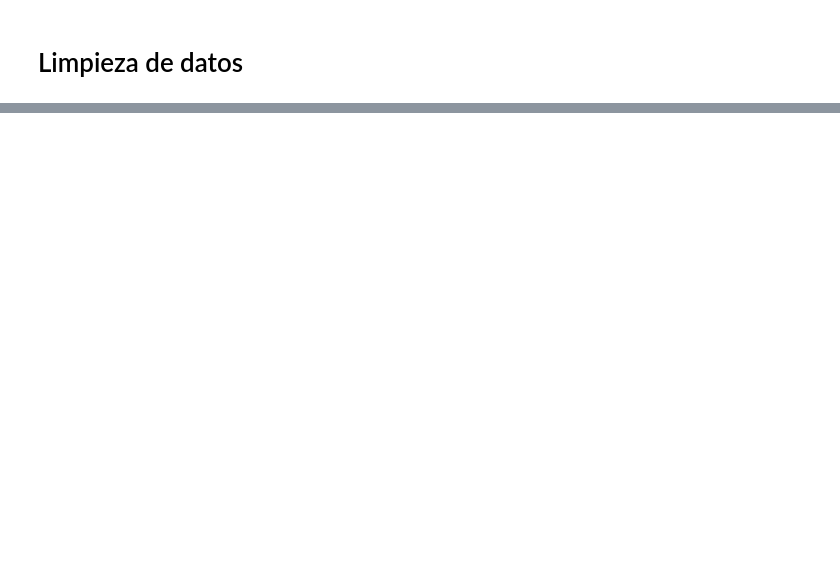
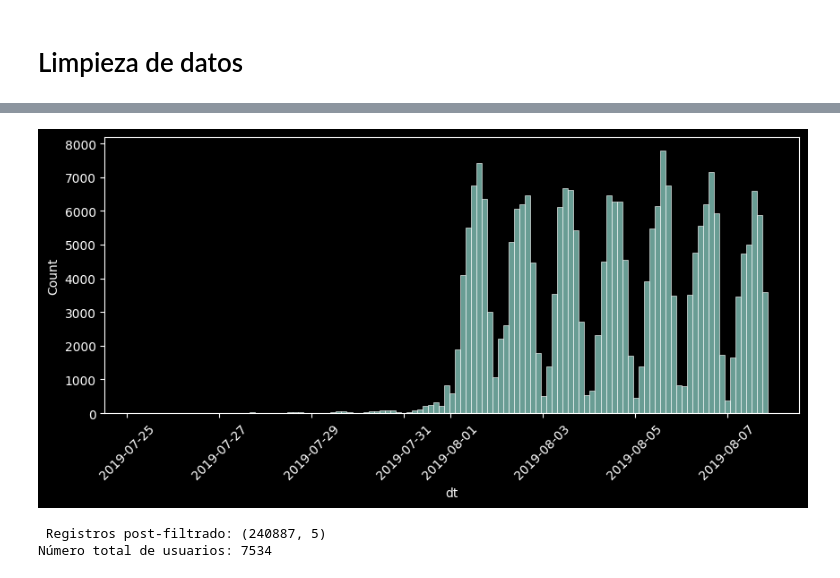
Before and after one commit to XivxnX/analisis_food-store, a Jupyter notebook: analisis_food-store.ipynb, the cells around one changed output, grey strips where cells are left out. Saved outputs shown, nothing was run; the diff lists cells and outputs as text; code cells hidden in the pictures; blank space fills up the shorter version.

```diff
--- a/analisis_food-store.ipynb
+++ b/analisis_food-store.ipynb
@@ -115,0 +153,11 @@ Los valores duplicados muestran la probabilidad de que los sistemas de registro
+# %%
+# visualización de periodo
+print('Fecha inicial:', events['date'].min())
+print('Fecha final:', events['date'].max())
+
+# histograma: distribución en fecha y hora
+plt.figure(figsize=(10,4))
+sns.histplot(events['dt'])
+plt.xticks(rotation=45)
+plt.show()
+# %% [output]
@@ -115,0 +166,10 @@ Los valores duplicados muestran la probabilidad de que los sistemas de registro
+[figure, added]
+# %%
+# filtrado de periodo relevante para el experimento
+experiment_period = events[events['date'] >= '2019-08-01']
+
+print('\n', 'Registros post-filtrado:', experiment_period.shape)
+print('Número total de usuarios:', experiment_period['uid'].nunique())
+# %% [output]
+ Registros post-filtrado: (240887, 5)
+Número total de usuarios: 7534
```
Also changed, not shown: parts of 14 cells of this notebook.
